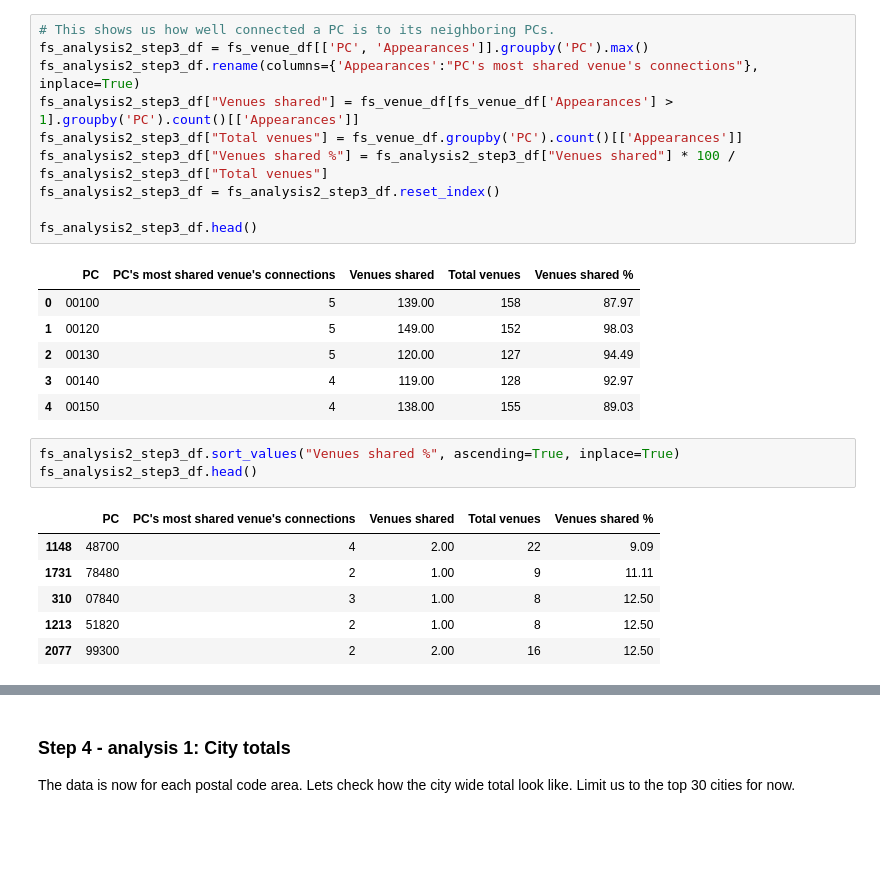
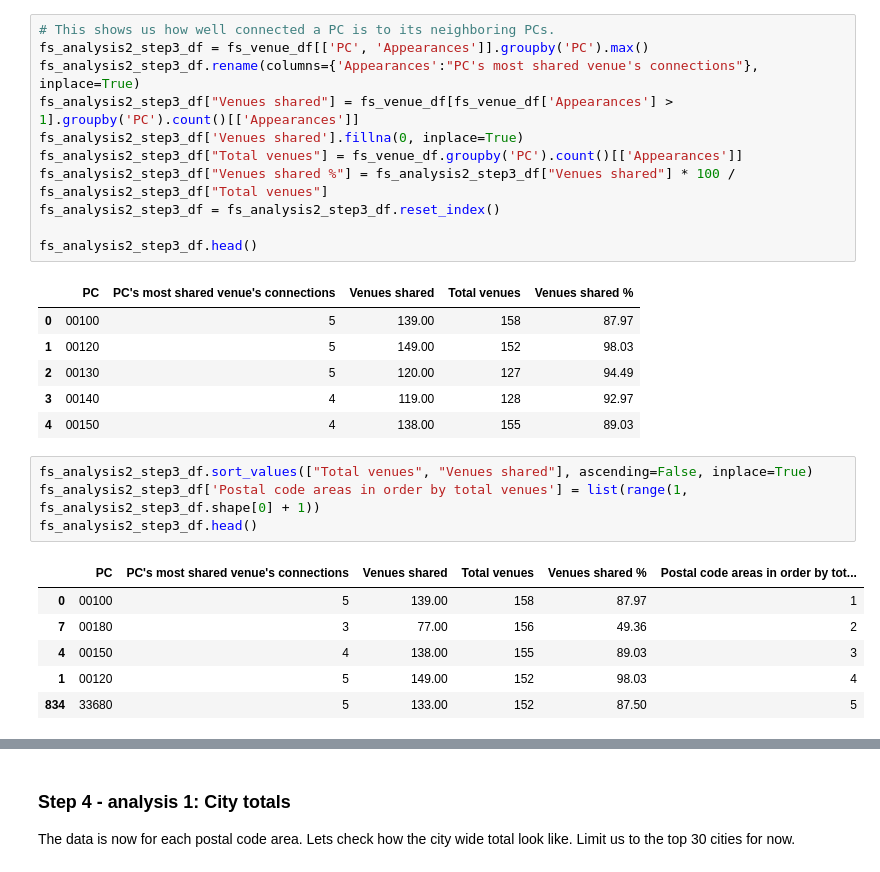
Before and after one commit to aitennek/Coursera_Capstone, a Jupyter notebook: Final_assignment/Capstone workbook.ipynb, the cells around one changed output, grey strips where cells are left out. Drawn from its saved outputs; the diff is of its cells as text; blank space fills up the shorter version.

Commit message:
Venue data analysis done, for 1st iteration anyway

```diff
--- a/Final_assignment/Capstone workbook.ipynb
+++ b/Final_assignment/Capstone workbook.ipynb
@@ -1243,6 +1243,7 @@ fs_venue_df.head()
 fs_analysis2_step3_df = fs_venue_df[['PC', 'Appearances']].groupby('PC').max()
 fs_analysis2_step3_df.rename(columns={'Appearances':"PC's most shared venue's connections"}, inplace=True)
 fs_analysis2_step3_df["Venues shared"] = fs_venue_df[fs_venue_df['Appearances'] > 1].groupby('PC').count()[['Appearances']]
+fs_analysis2_step3_df['Venues shared'].fillna(0, inplace=True)
 fs_analysis2_step3_df["Total venues"] = fs_venue_df.groupby('PC').count()[['Appearances']]
 fs_analysis2_step3_df["Venues shared %"] = fs_analysis2_step3_df["Venues shared"] * 100 / fs_analysis2_step3_df["Total venues"]
 fs_analysis2_step3_df = fs_analysis2_step3_df.reset_index()
@@ -1256,12 +1257,13 @@ fs_analysis2_step3_df.head()
 | 3 | 00140 | 4 | 119.00 | 128 | 92.97 |
 | 4 | 00150 | 4 | 138.00 | 155 | 89.03 |
 # %%
-fs_analysis2_step3_df.sort_values("Venues shared %", ascending=True, inplace=True)
+fs_analysis2_step3_df.sort_values(["Total venues", "Venues shared"], ascending=False, inplace=True)
+fs_analysis2_step3_df['Postal code areas in order by total venues'] = list(range(1, fs_analysis2_step3_df.shape[0] + 1))
 fs_analysis2_step3_df.head()
 # %% [output]
-|  | PC | PC's most shared venue's connections | Venues shared | Total venues | Venues shared % |
-| 1148 | 48700 | 4 | 2.00 | 22 | 9.09 |
-| 1731 | 78480 | 2 | 1.00 | 9 | 11.11 |
-| 310 | 07840 | 3 | 1.00 | 8 | 12.50 |
-| 1213 | 51820 | 2 | 1.00 | 8 | 12.50 |
-| 2077 | 99300 | 2 | 2.00 | 16 | 12.50 |
+|  | PC | PC's most shared venue's connections | Venues shared | Total venues | Venues shared % | Postal code areas in order by tot... |
+| 0 | 00100 | 5 | 139.00 | 158 | 87.97 | 1 |
+| 7 | 00180 | 3 | 77.00 | 156 | 49.36 | 2 |
+| 4 | 00150 | 4 | 138.00 | 155 | 89.03 | 3 |
+| 1 | 00120 | 5 | 149.00 | 152 | 98.03 | 4 |
+| 834 | 33680 | 5 | 133.00 | 152 | 87.50 | 5 |
```
Also changed, not shown: parts of 5 cells of this notebook.
